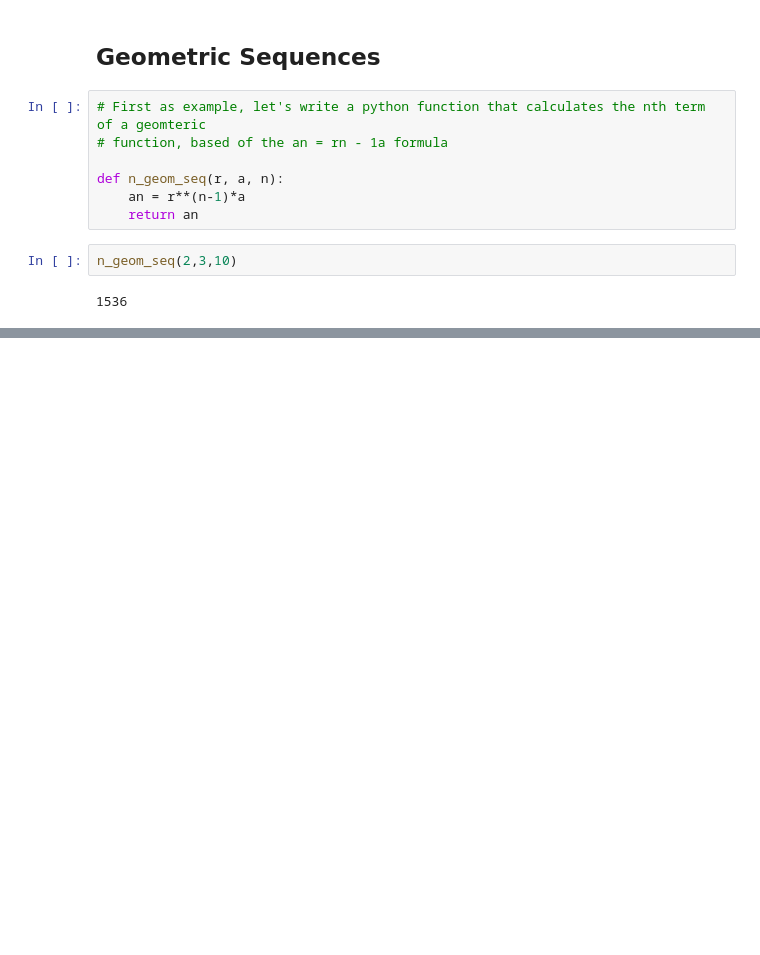
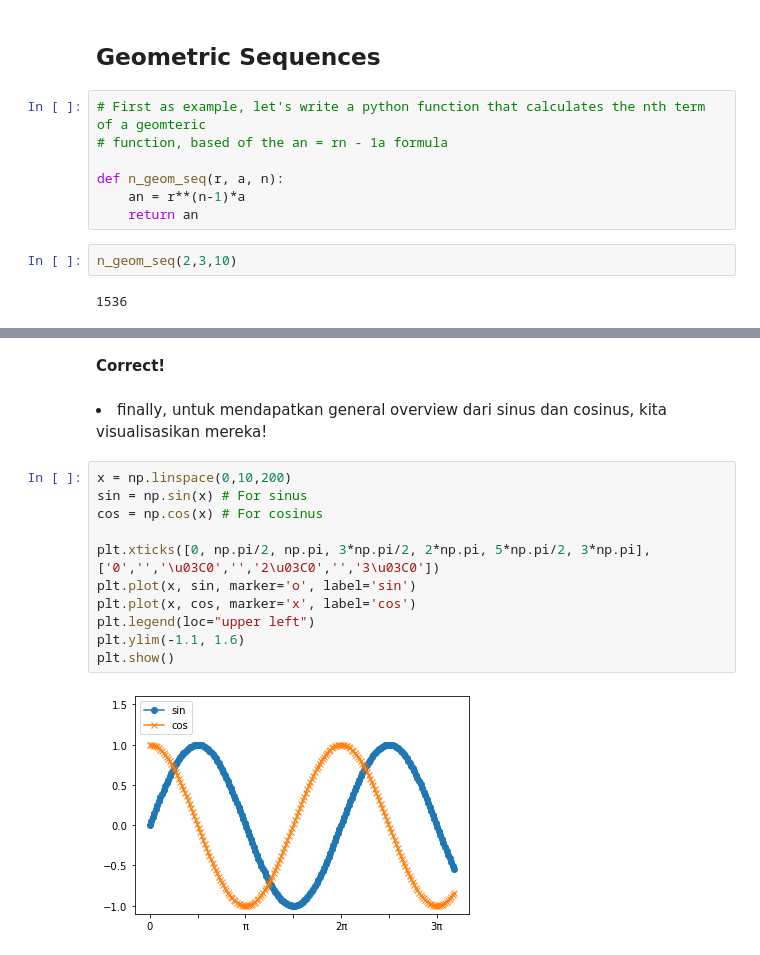
Before and after one commit to samyon7/Statistics-Python, a Jupyter notebook: Work_5/work_5-1.ipynb, the cells around one changed output, grey strips where cells are left out. Cells and saved outputs as stored; diff of their text form; blank space fills up the shorter version.

```diff
--- a/Work_5/work_5-1.ipynb
+++ b/Work_5/work_5-1.ipynb
@@ -150,0 +364,17 @@ n_geom_seq(2,3,10)
+# %% [markdown]
+<b>Correct!</b>
+# %% [markdown]
+<li>finally, untuk mendapatkan general overview dari sinus dan cosinus, kita visualisasikan mereka!
+# %%
+x = np.linspace(0,10,200)
+sin = np.sin(x) # For sinus
+cos = np.cos(x) # For cosinus
+
+plt.xticks([0, np.pi/2, np.pi, 3*np.pi/2, 2*np.pi, 5*np.pi/2, 3*np.pi],['0','','\u03C0','','2\u03C0','','3\u03C0'])
+plt.plot(x, sin, marker='o', label='sin')
+plt.plot(x, cos, marker='x', label='cos')
+plt.legend(loc="upper left")
+plt.ylim(-1.1, 1.6)
+plt.show()
+# %% [output]
+[figure, added]
```
Also changed, not shown: parts of 48 cells of this notebook.
